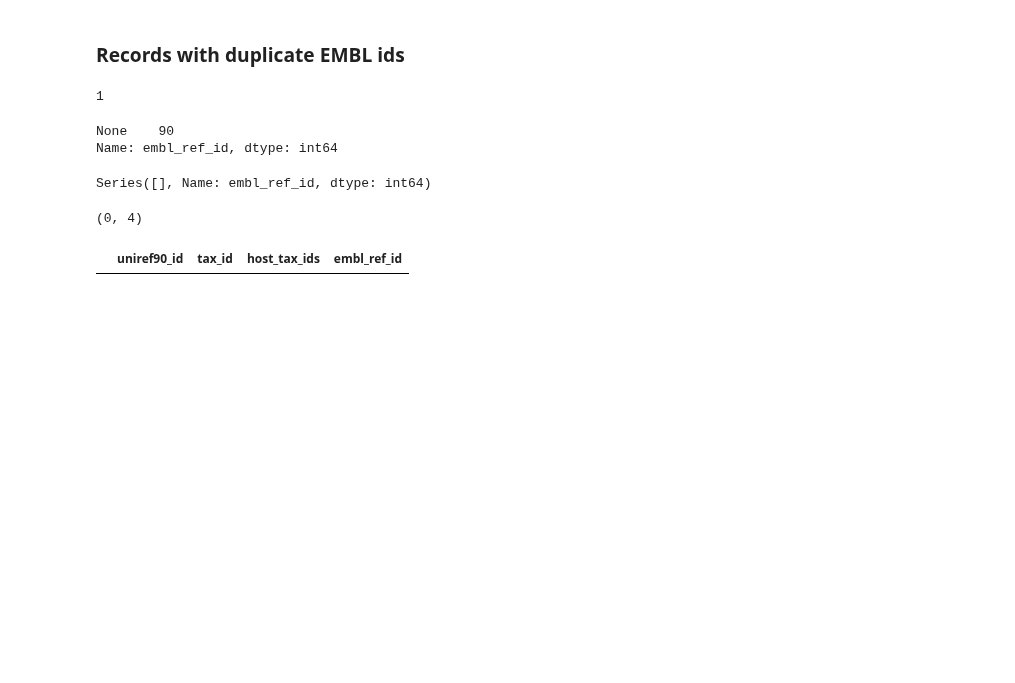
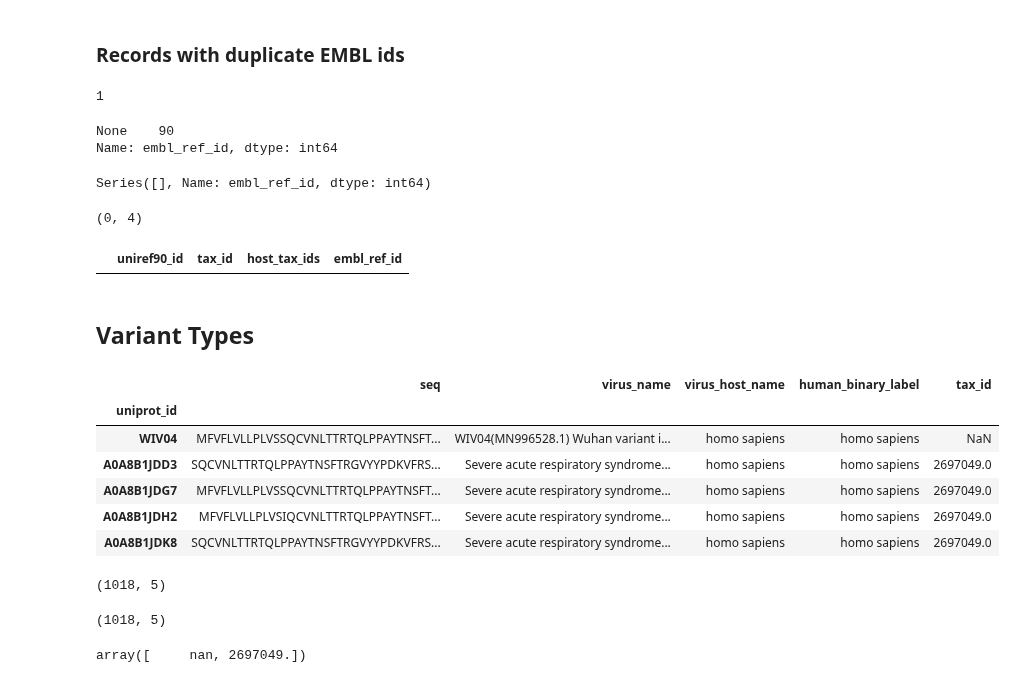
Before and after one commit to NSF-COMPASS-Center/HAVEN, a Jupyter notebook: src/jupyter_notebooks/datasets/analysis/coronaviridae_s_uniprot_embl_mapping_dataset_20240313.ipynb, the cells around one changed output. Drawn from its saved outputs; the diff is of its cells as text; code cells hidden in the pictures; blank space fills up the shorter version.

```diff
--- a/src/jupyter_notebooks/datasets/analysis/coronaviridae_s_uniprot_embl_mapping_dataset_20240313.ipynb
+++ b/src/jupyter_notebooks/datasets/analysis/coronaviridae_s_uniprot_embl_mapping_dataset_20240313.ipynb
@@ -170,3 +170,37 @@ df_duplicate_embl.shape
 df_duplicate_embl
 # %% [output]
 |  | uniref90_id | tax_id | host_tax_ids | embl_ref_id |
+# %% [markdown]
+## Variant Types
+# %%
+file_path = os.path.join(os.getcwd(), "..", "..", "..","..", "input/data/coronaviridae/20240313/sarscov2/uniprot/coronaviridae_s_uniprot_sars_cov_2.csv")
+# df = pd.read_csv(file_path, on_bad_lines=None, converters={2: literal_eval}, names=[UNIPROT_ID, TAX_ID, HOST_TAX_IDS, EMBL_REF_ID])
+df_1 = pd.read_csv(file_path)
+# %%
+file_path = os.path.join(os.getcwd(), "..", "..", "..","..", "input/data/coronaviridae/20240313/uniprot/coronaviridae_s_uniprot_uniprot_metadata_embl_hosts_pruned_metadata_corrected_species_virus_host_vertebrates_w_seq_t0.01_c8.csv")
+# df = pd.read_csv(file_path, on_bad_lines=None, converters={2: literal_eval}, names=[UNIPROT_ID, TAX_ID, HOST_TAX_IDS, EMBL_REF_ID])
+df_2 = pd.read_csv(file_path)
+# %%
+df_3 = df_1.set_index("uniprot_id").join(df_2[["uniprot_id", "tax_id"]].set_index("uniprot_id"), how="left")
+# %%
+df_3.head()
+# %% [output]
+|  | seq | virus_name | virus_host_name | human_binary_label | tax_id |
+| uniprot_id |  |  |  |  |  |
+| WIV04 | MFVFLVLLPLVSSQCVNLTTRTQLPPAYTNSFT... | WIV04(MN996528.1) Wuhan variant i... | homo sapiens | homo sapiens | NaN |
+| A0A8B1JDD3 | SQCVNLTTRTQLPPAYTNSFTRGVYYPDKVFRS... | Severe acute respiratory syndrome... | homo sapiens | homo sapiens | 2697049.0 |
+| A0A8B1JDG7 | MFVFLVLLPLVSSQCVNLTTRTQLPPAYTNSFT... | Severe acute respiratory syndrome... | homo sapiens | homo sapiens | 2697049.0 |
+| A0A8B1JDH2 | MFVFLVLLPLVSIQCVNLTTRTQLPPAYTNSFT... | Severe acute respiratory syndrome... | homo sapiens | homo sapiens | 2697049.0 |
+| A0A8B1JDK8 | SQCVNLTTRTQLPPAYTNSFTRGVYYPDKVFRS... | Severe acute respiratory syndrome... | homo sapiens | homo sapiens | 2697049.0 |
+# %%
+df_1.shape
+# %% [output]
+(1018, 5)
+# %%
+df_3.shape
+# %% [output]
+(1018, 5)
+# %%
+df_3["tax_id"].unique()
+# %% [output]
+array([     nan, 2697049.])
```
